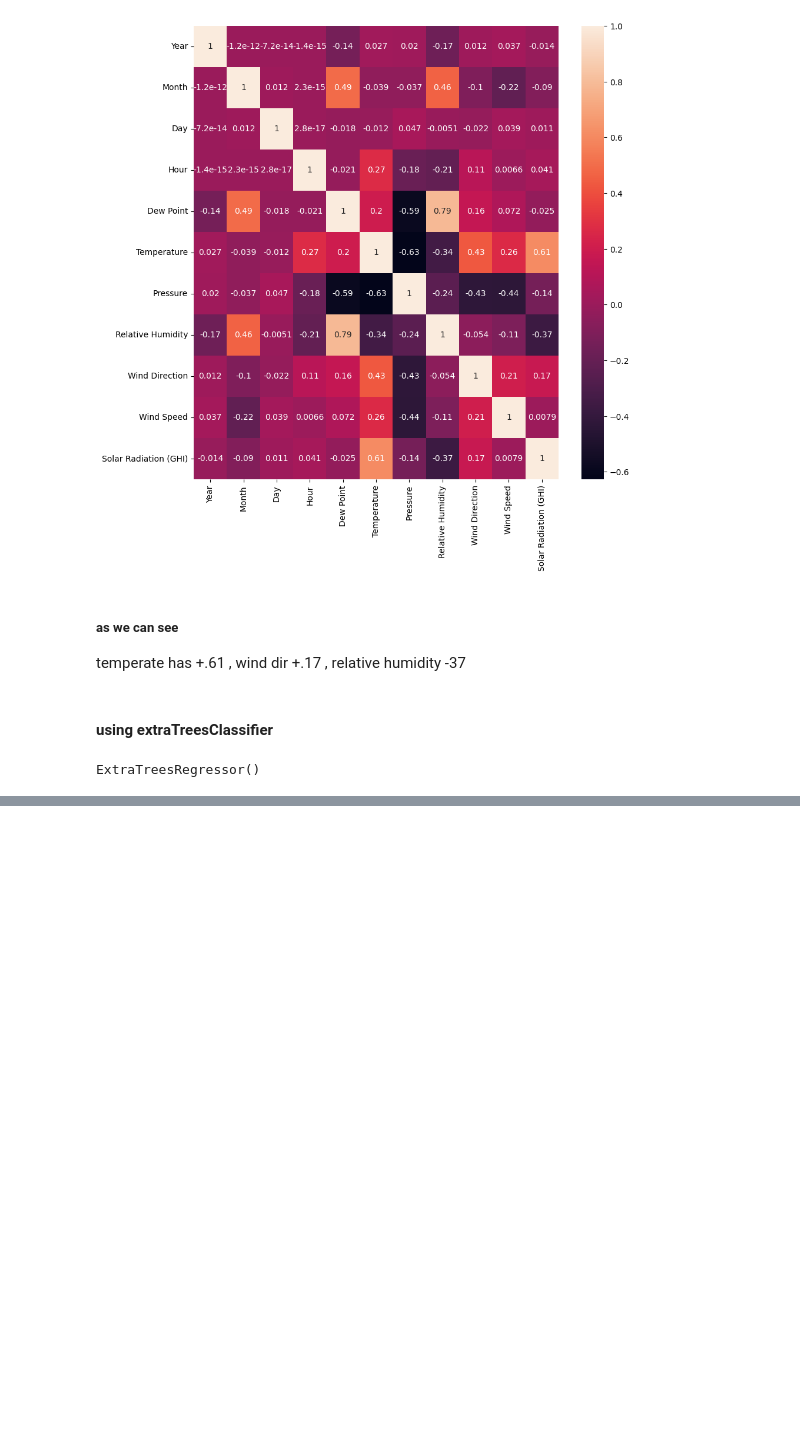
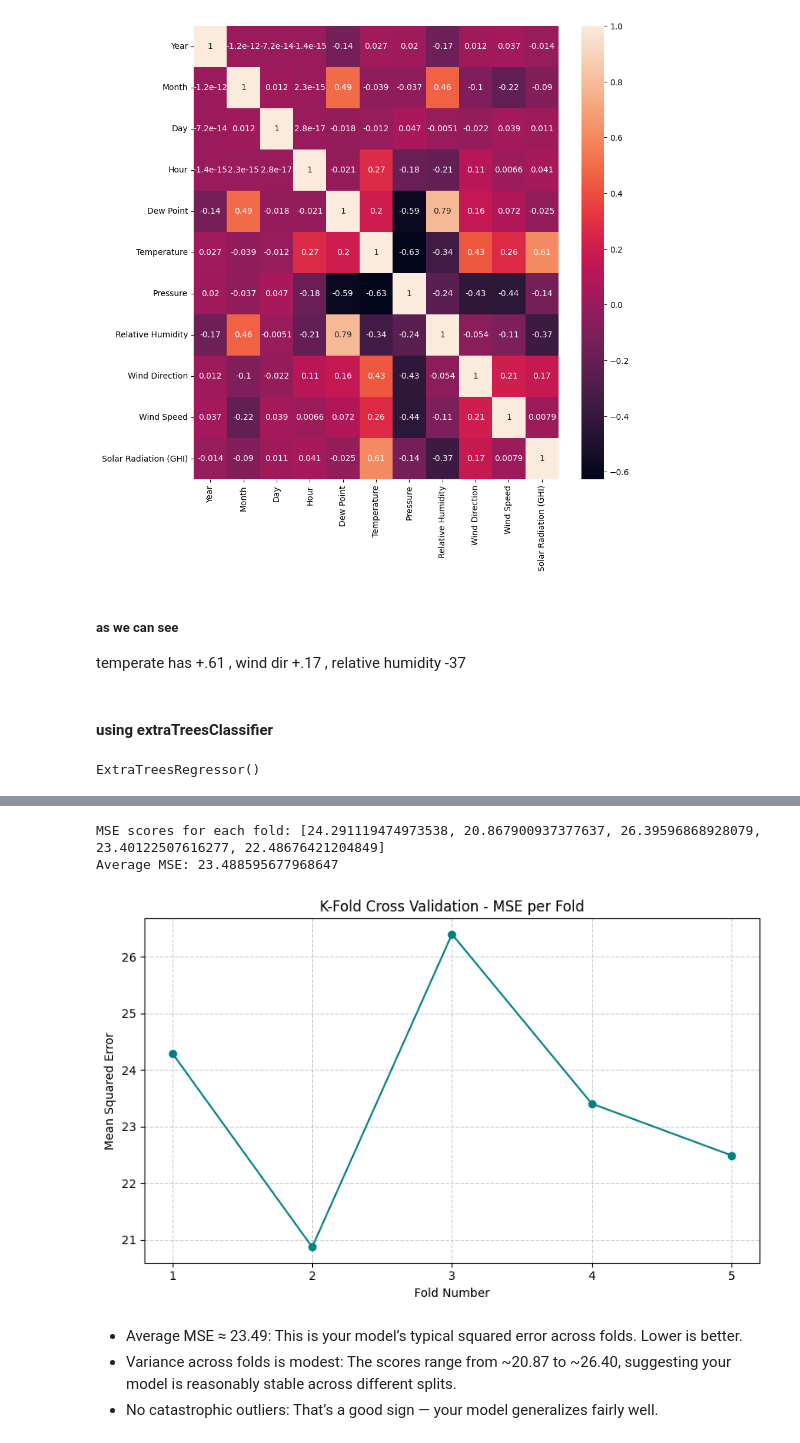
Before and after one commit to md-danishraza/ML, a Jupyter notebook: Practice/FeatureSelection.ipynb, the cells around one changed output, grey strips where cells are left out. Cells and saved outputs as stored; diff of their text form; code cells hidden in the pictures; blank space fills up the shorter version.

```diff
--- a/Practice/FeatureSelection.ipynb
+++ b/Practice/FeatureSelection.ipynb
@@ -224,0 +314,11 @@ plt.show()
+# %%
+import pandas as pd
+
+# Loading the dataset
+
+df = pd.read_csv("../datasets/BostonHousing.csv")
+
+print(df.head())
+
+X = df.iloc[:,:-1]
+y = df.iloc[:,-1]
@@ -224,0 +339,58 @@ plt.show()
+# %%
+
+from sklearn.linear_model import LinearRegression
+from sklearn.model_selection import KFold
+from sklearn.metrics import mean_squared_error
+import numpy as np
+import pandas as pd
+
+# Load dataset
+# boston = load_boston()
+# X = pd.DataFrame(boston.data, columns=boston.feature_names)
+# y = pd.Series(boston.target)
+
+# Initialize model
+model = LinearRegression()
+
+# Set up K-Fold
+kf = KFold(n_splits=5, shuffle=True, random_state=42)
+
+# Store scores
+mse_scores = []
+
+# Perform K-Fold CV
+for train_index, test_index in kf.split(X):
+    X_train, X_test = X.iloc[train_index], X.iloc[test_index]
+    y_train, y_test = y.iloc[train_index], y.iloc[test_index]
+
+    model.fit(X_train, y_train)
+    y_pred = model.predict(X_test)
+
+    mse = mean_squared_error(y_test, y_pred)
+    mse_scores.append(mse)
+
+# Display results
+print("MSE scores for each fold:", mse_scores)
+print("Average MSE:", np.mean(mse_scores))
+# %% [output]
+MSE scores for each fold: [24.291119474973538, 20.867900937377637, 26.39596868928079, 23.40122507616277, 22.48676421204849]
+Average MSE: 23.488595677968647
+# %%
+import matplotlib.pyplot as plt
+
+# Visualize MSE scores
+plt.figure(figsize=(8, 5))
+plt.plot(range(1, len(mse_scores) + 1), mse_scores, marker='o', linestyle='-', color='teal')
+plt.title('K-Fold Cross Validation - MSE per Fold')
+plt.xlabel('Fold Number')
+plt.ylabel('Mean Squared Error')
+plt.xticks(range(1, len(mse_scores) + 1))
+plt.grid(True, linestyle='--', alpha=0.6)
+plt.tight_layout()
+plt.show()
+# %% [output]
+[figure, added]
+# %% [markdown]
+- Average MSE ≈ 23.49: This is your model’s typical squared error across folds. Lower is better.
+- Variance across folds is modest: The scores range from ~20.87 to ~26.40, suggesting your model is reasonably stable across different splits.
+- No catastrophic outliers: That’s a good sign — your model generalizes fairly well.
```
Also changed, not shown: parts of 13 cells of this notebook.
